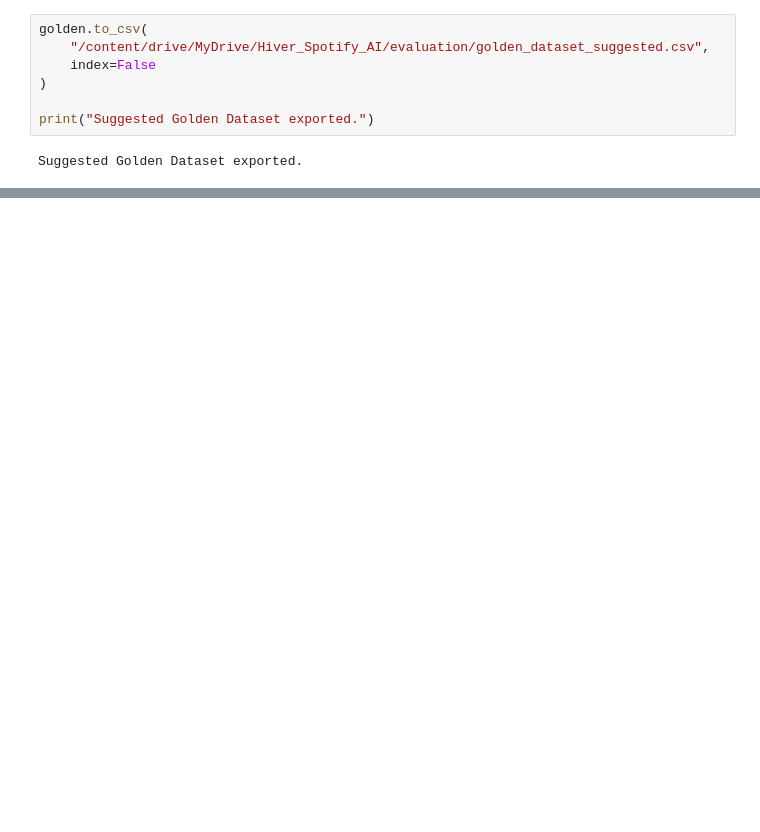
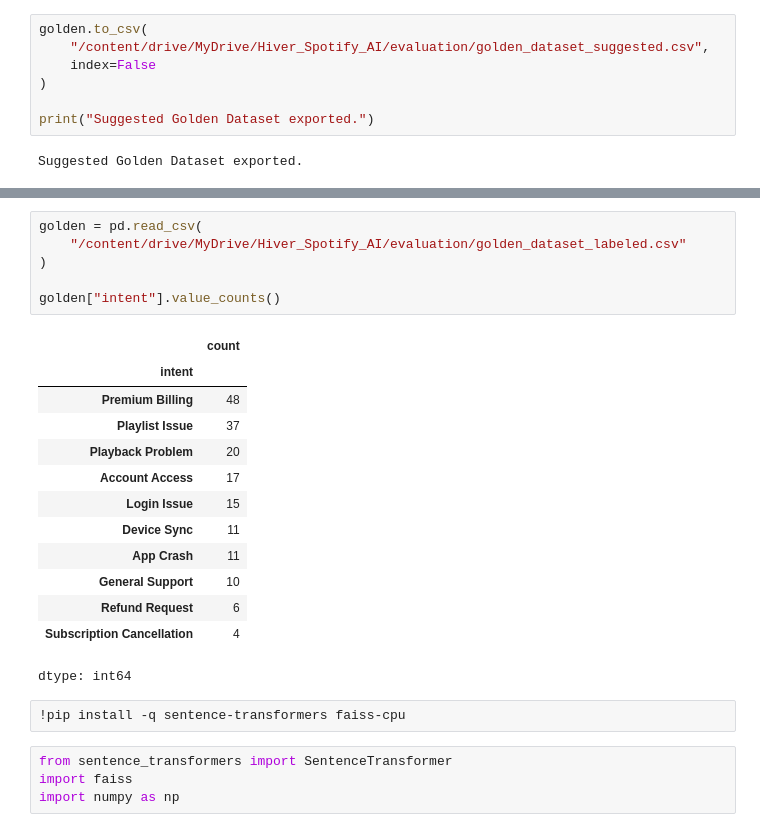
Before and after one commit to Rukshana-S/hiver-spotify-ai-support-agent, a Jupyter notebook: 01_spotify_data_preprocessing.ipynb, the cells around one changed output, grey strips where cells are left out. Cells and saved outputs as stored; diff of their text form; blank space fills up the shorter version.

```diff
--- a/01_spotify_data_preprocessing.ipynb
+++ b/01_spotify_data_preprocessing.ipynb
@@ -876,0 +915,26 @@ Suggested Golden Dataset exported.
+# %%
+golden = pd.read_csv(
+    "/content/drive/MyDrive/Hiver_Spotify_AI/evaluation/golden_dataset_labeled.csv"
+)
+
+golden["intent"].value_counts()
+# %% [output]
+|  | count |
+| intent |  |
+| Premium Billing | 48 |
+| Playlist Issue | 37 |
+| Playback Problem | 20 |
+| Account Access | 17 |
+| Login Issue | 15 |
+| Device Sync | 11 |
+| App Crash | 11 |
+| General Support | 10 |
+| Refund Request | 6 |
+| Subscription Cancellation | 4 |
+dtype: int64
+# %%
+!pip install -q sentence-transformers faiss-cpu
+# %%
+from sentence_transformers import SentenceTransformer
+import faiss
+import numpy as np
```
Also changed, not shown: parts of 8 cells of this notebook.
